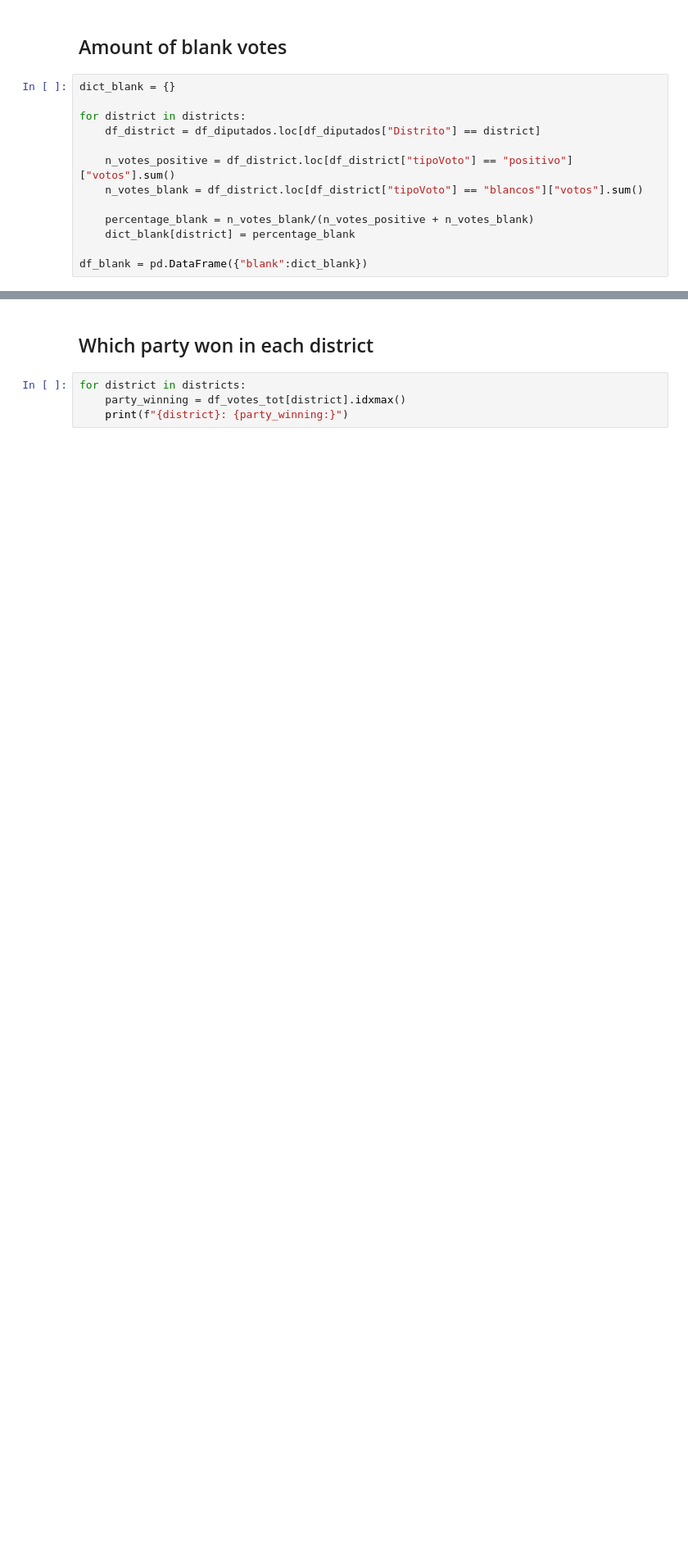
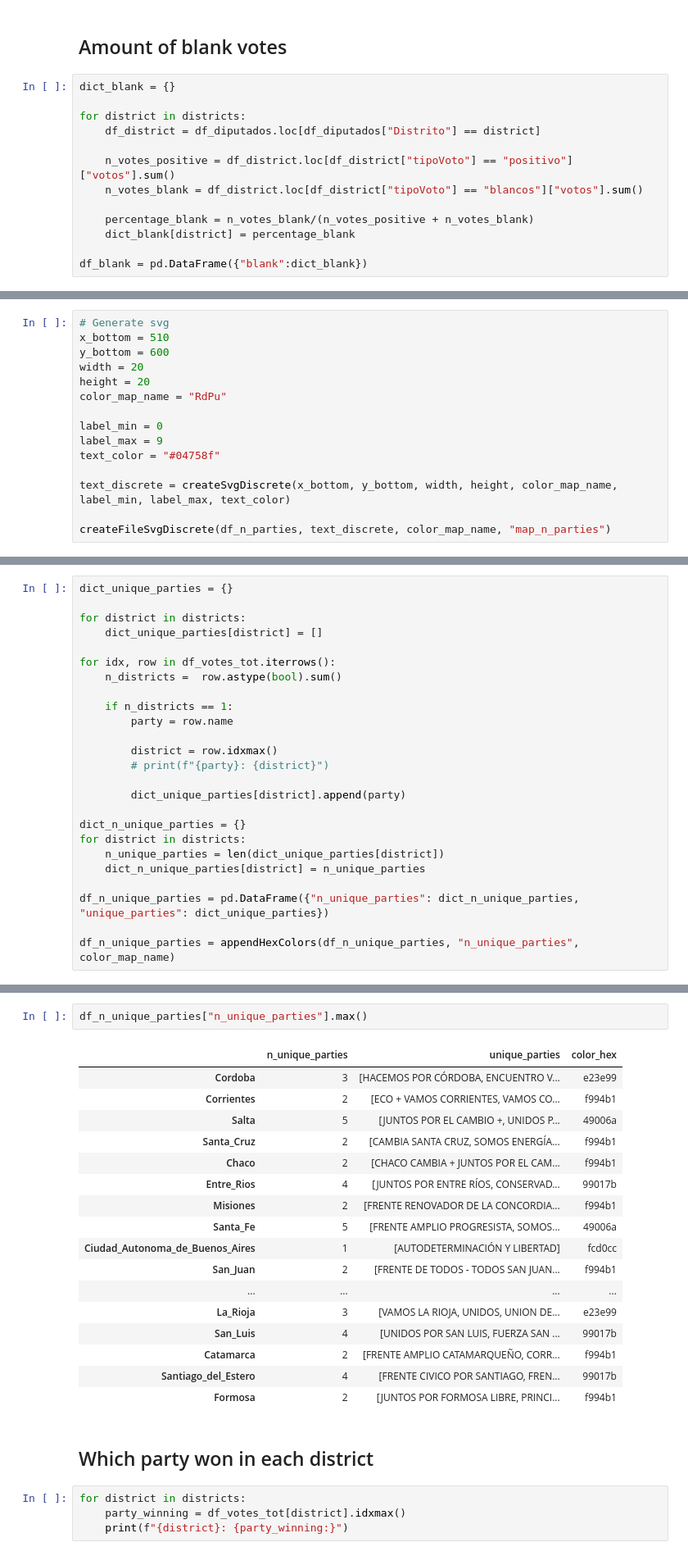
Before and after one commit to mattiasJohnson/infoviz-elecciones, a Jupyter notebook: infoviz_final.ipynb, the cells around one changed output, grey strips where cells are left out. Shown at 82% size. Saved outputs shown, nothing was run; the diff lists cells and outputs as text; blank space fills up the shorter version.

```diff
--- a/infoviz_final.ipynb
+++ b/infoviz_final.ipynb
@@ -234,0 +338,15 @@ createSvgProvinces(df_blank, dict_min_max, color_map_name, "blank")
+# %%
+# Generate svg
+x_bottom = 510
+y_bottom = 600
+width = 20
+height = 20
+color_map_name = "RdPu"
+
+label_min = 0
+label_max = 9
+text_color = "#04758f"
+
+text_discrete = createSvgDiscrete(x_bottom, y_bottom, width, height, color_map_name, label_min, label_max, text_color)
+
+createFileSvgDiscrete(df_n_parties, text_discrete, color_map_name, "map_n_parties")
@@ -234,0 +355,25 @@ createSvgProvinces(df_blank, dict_min_max, color_map_name, "blank")
+# %%
+dict_unique_parties = {}
+
+for district in districts:
+    dict_unique_parties[district] = []
+
+for idx, row in df_votes_tot.iterrows():
+    n_districts =  row.astype(bool).sum()
+
+    if n_districts == 1:
+        party = row.name
+
+        district = row.idxmax()
+        # print(f"{party}: {district}")
+
+        dict_unique_parties[district].append(party)
+
+dict_n_unique_parties = {}
+for district in districts:
+    n_unique_parties = len(dict_unique_parties[district])
+    dict_n_unique_parties[district] = n_unique_parties
+
+df_n_unique_parties = pd.DataFrame({"n_unique_parties": dict_n_unique_parties, "unique_parties": dict_unique_parties})
+
+df_n_unique_parties = appendHexColors(df_n_unique_parties, "n_unique_parties", color_map_name)
@@ -235,3 +395,23 @@ createSvgProvinces(df_blank, dict_min_max, color_map_name, "blank")
+# %%
+df_n_unique_parties["n_unique_parties"].max()
+# %% [output]
+|  | n_unique_parties | unique_parties | color_hex |
+| Cordoba | 3 | [HACEMOS POR CÓRDOBA, ENCUENTRO V... | e23e99 |
+| Corrientes | 2 | [ECO + VAMOS CORRIENTES, VAMOS CO... | f994b1 |
+| Salta | 5 | [JUNTOS POR EL CAMBIO +, UNIDOS P... | 49006a |
+| Santa_Cruz | 2 | [CAMBIA SANTA CRUZ, SOMOS ENERGÍA... | f994b1 |
+| Chaco | 2 | [CHACO CAMBIA + JUNTOS POR EL CAM... | f994b1 |
+| Entre_Rios | 4 | [JUNTOS POR ENTRE RÍOS, CONSERVAD... | 99017b |
+| Misiones | 2 | [FRENTE RENOVADOR DE LA CONCORDIA... | f994b1 |
+| Santa_Fe | 5 | [FRENTE AMPLIO PROGRESISTA, SOMOS... | 49006a |
+| Ciudad_Autonoma_de_Buenos_Aires | 1 | [AUTODETERMINACIÓN Y LIBERTAD] | fcd0cc |
+| San_Juan | 2 | [FRENTE DE TODOS - TODOS SAN JUAN... | f994b1 |
+| ... | ... | ... | ... |
+| La_Rioja | 3 | [VAMOS LA RIOJA, UNIDOS, UNION DE... | e23e99 |
+| San_Luis | 4 | [UNIDOS POR SAN LUIS, FUERZA SAN ... | 99017b |
+| Catamarca | 2 | [FRENTE AMPLIO CATAMARQUEÑO, CORR... | f994b1 |
+| Santiago_del_Estero | 4 | [FRENTE CIVICO POR SANTIAGO, FREN... | 99017b |
+| Formosa | 2 | [JUNTOS POR FORMOSA LIBRE, PRINCI... | f994b1 |
 # %% [markdown]
 ## Which party won in each district
 # %%
```
Also changed, not shown: parts of 10 cells of this notebook.
